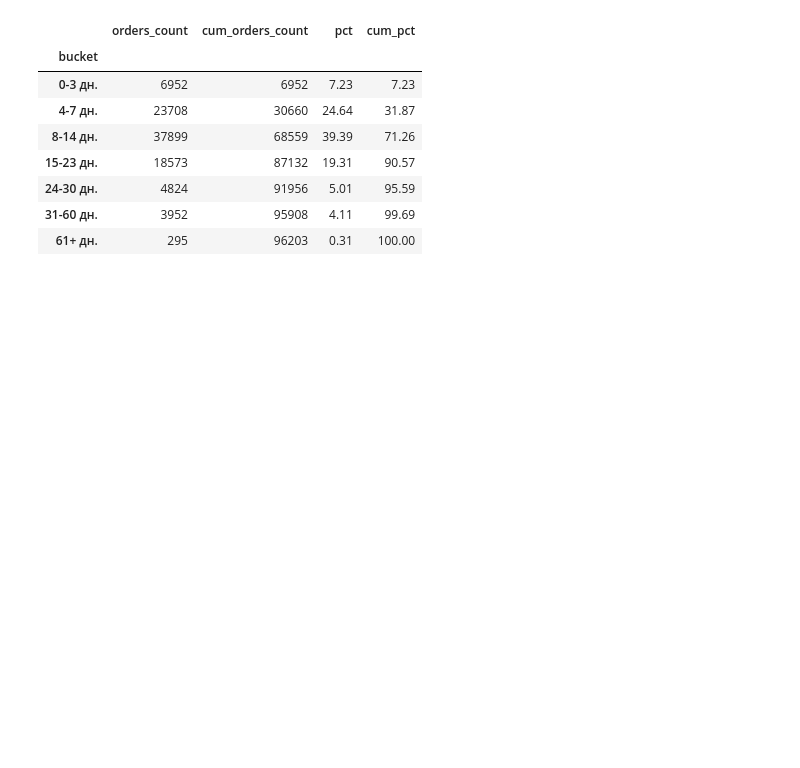
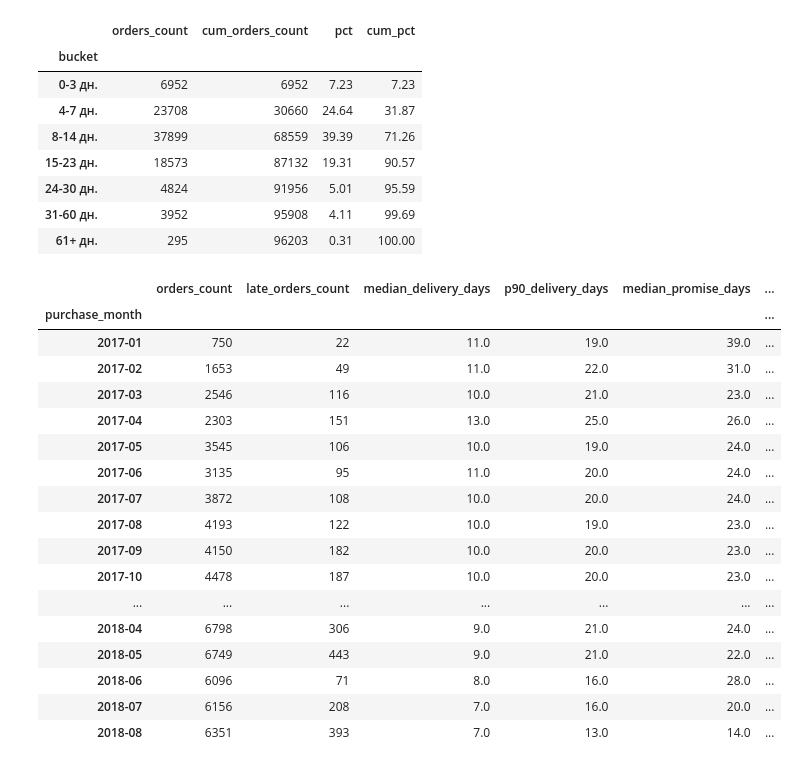
Before and after one commit to TemurRikhsitillaev/olist-pandas, a Jupyter notebook: olist.ipynb, the cells around one changed output. Cells and saved outputs as stored; diff of their text form; code cells hidden in the pictures; blank space fills up the shorter version.

Commit message:
Add monthly breakdown of delivery times and late orders

```diff
--- a/olist.ipynb
+++ b/olist.ipynb
@@ -126,3 +126,6 @@ delivered['delivery_days'] = (delivered_date - purchase_date).dt.days
 delivered['is_late'] = delivered_date > estimated_date
 delivered['days_vs_estimate'] = (delivered_date - estimated_date).dt.days
 delivered['purchase_month'] = delivered['order_purchase_timestamp'].dt.to_period('M')
+delivered['promise_days'] = (estimated_date - purchase_date).dt.days
+
+delivered
@@ -162,3 +179,34 @@ bucketed
 assert bucketed.loc['8-14 дн.', 'orders_count'] == 37899
 assert bucketed.loc['15-23 дн.', 'cum_pct'] == 90.57
 assert bucketed['orders_count'].sum() == 96203
+# %%
+group_by_month = delivered.groupby('purchase_month').agg(
+    orders_count=('order_id', 'size'),
+    late_orders_count=('is_late', 'sum'),
+    median_delivery_days=('delivery_days', 'median'),
+    p90_delivery_days=('delivery_days', lambda d: d.quantile(0.9)),
+    median_promise_days=('promise_days', 'median'),
+)
+group_by_month['late_orders_pct'] = (group_by_month['late_orders_count'] / group_by_month['orders_count'] * 100).round(2)
+group_by_month['cushion_days'] = (group_by_month['median_promise_days'] - group_by_month['p90_delivery_days']).round(0).astype(int)
+
+group_by_month
+# %% [output]
+|  | orders_count | late_orders_count | median_delivery_days | p90_delivery_days | median_promise_days | ... |
+| purchase_month |  |  |  |  |  | ... |
+| 2017-01 | 750 | 22 | 11.0 | 19.0 | 39.0 | ... |
+| 2017-02 | 1653 | 49 | 11.0 | 22.0 | 31.0 | ... |
+| 2017-03 | 2546 | 116 | 10.0 | 21.0 | 23.0 | ... |
+| 2017-04 | 2303 | 151 | 13.0 | 25.0 | 26.0 | ... |
+| 2017-05 | 3545 | 106 | 10.0 | 19.0 | 24.0 | ... |
+| 2017-06 | 3135 | 95 | 11.0 | 20.0 | 24.0 | ... |
+| 2017-07 | 3872 | 108 | 10.0 | 20.0 | 24.0 | ... |
+| 2017-08 | 4193 | 122 | 10.0 | 19.0 | 23.0 | ... |
+| 2017-09 | 4150 | 182 | 10.0 | 20.0 | 23.0 | ... |
+| 2017-10 | 4478 | 187 | 10.0 | 20.0 | 23.0 | ... |
+| ... | ... | ... | ... | ... | ... | ... |
+| 2018-04 | 6798 | 306 | 9.0 | 21.0 | 24.0 | ... |
+| 2018-05 | 6749 | 443 | 9.0 | 21.0 | 22.0 | ... |
+| 2018-06 | 6096 | 71 | 8.0 | 16.0 | 28.0 | ... |
+| 2018-07 | 6156 | 208 | 7.0 | 16.0 | 20.0 | ... |
+| 2018-08 | 6351 | 393 | 7.0 | 13.0 | 14.0 | ... |
```
Also changed, not shown: parts of 2 cells of this notebook.
